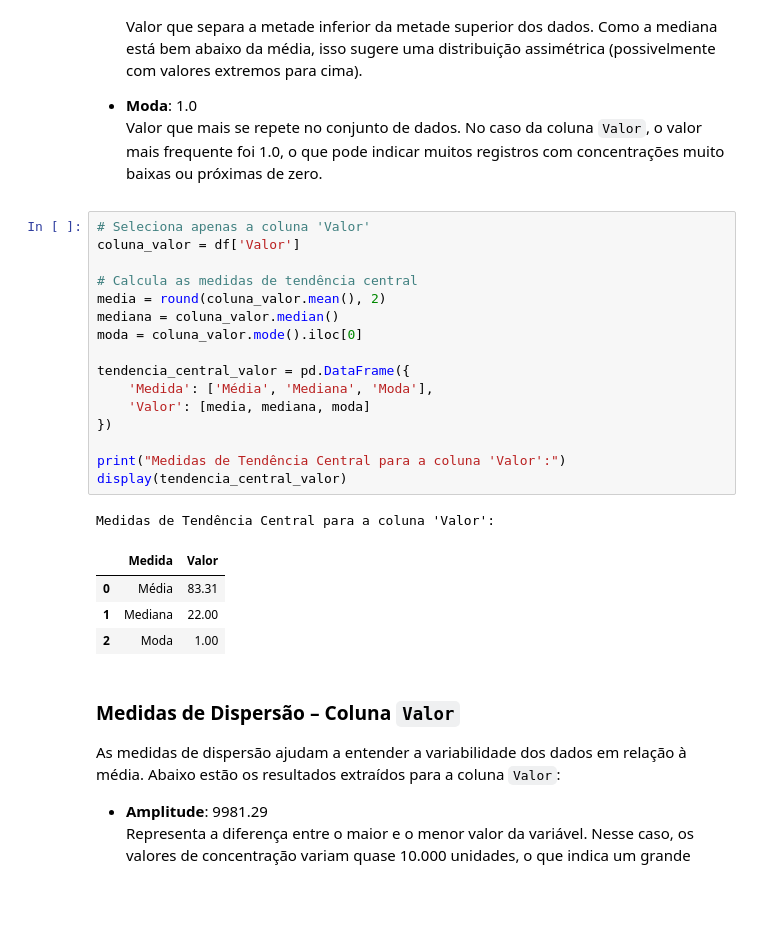
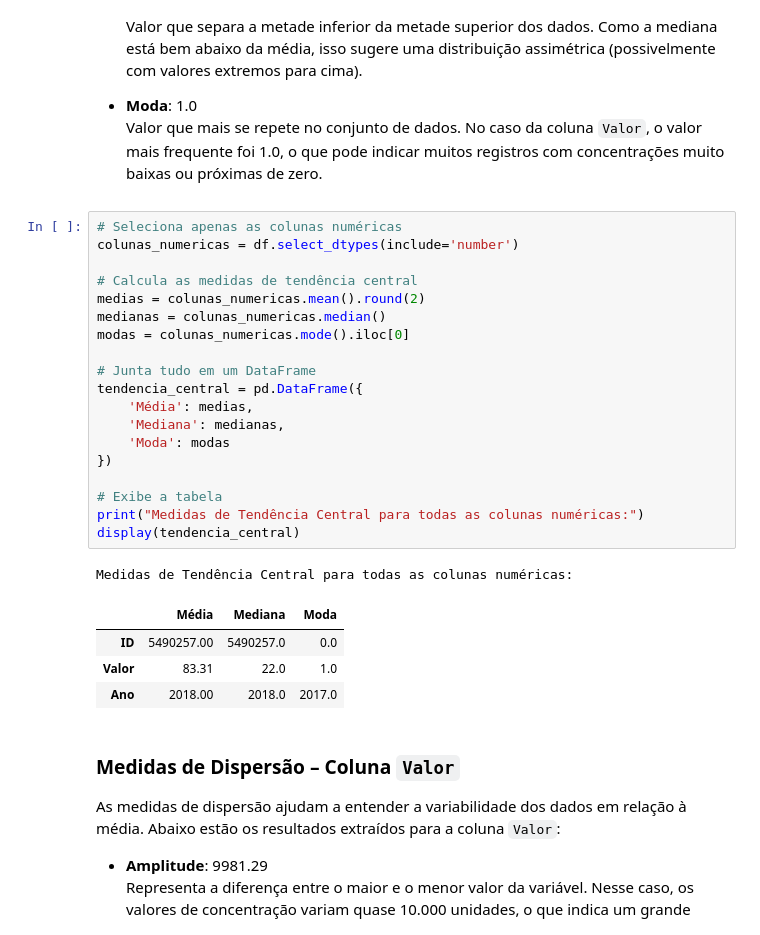
Before and after one commit to Jackson-Ramos/218606---ELABORAR-RELAT-RIO-ANAL-TICO-DE-DATA-SCIENCE, a Jupyter notebook: poluicao.ipynb, the cells around one changed output. Cells and saved outputs as stored; diff of their text form; blank space fills up the shorter version.

```diff
--- a/poluicao.ipynb
+++ b/poluicao.ipynb
@@ -793,27 +802,30 @@ As medidas de tendência central são utilizadas para resumir um conjunto de dad
 - **Moda**: 1.0
   Valor que mais se repete no conjunto de dados. No caso da coluna `Valor`, o valor mais frequente foi 1.0, o que pode indicar muitos registros com concentrações muito baixas ou próximas de zero.
 # %%
-# Seleciona apenas a coluna 'Valor'
-coluna_valor = df['Valor']
+# Seleciona apenas as colunas numéricas
+colunas_numericas = df.select_dtypes(include='number')
 
 # Calcula as medidas de tendência central
-media = round(coluna_valor.mean(), 2)
-mediana = coluna_valor.median()
-moda = coluna_valor.mode().iloc[0]
+medias = colunas_numericas.mean().round(2)
+medianas = colunas_numericas.median()
+modas = colunas_numericas.mode().iloc[0]
 
-tendencia_central_valor = pd.DataFrame({
-    'Medida': ['Média', 'Mediana', 'Moda'],
-    'Valor': [media, mediana, moda]
+# Junta tudo em um DataFrame
+tendencia_central = pd.DataFrame({
+    'Média': medias,
+    'Mediana': medianas,
+    'Moda': modas
 })
 
-print("Medidas de Tendência Central para a coluna 'Valor':")
-display(tendencia_central_valor)
+# Exibe a tabela
+print("Medidas de Tendência Central para todas as colunas numéricas:")
+display(tendencia_central)
 # %% [output]
-Medidas de Tendência Central para a coluna 'Valor':
+Medidas de Tendência Central para todas as colunas numéricas:
-|  | Medida | Valor |
-| 0 | Média | 83.31 |
-| 1 | Mediana | 22.00 |
-| 2 | Moda | 1.00 |
+|  | Média | Mediana | Moda |
+| ID | 5490257.00 | 5490257.0 | 0.0 |
+| Valor | 83.31 | 22.0 | 1.0 |
+| Ano | 2018.00 | 2018.0 | 2017.0 |
 # %% [markdown]
 ###  Medidas de Dispersão – Coluna `Valor`
 
```
Also changed, not shown: parts of 9 cells of this notebook.
